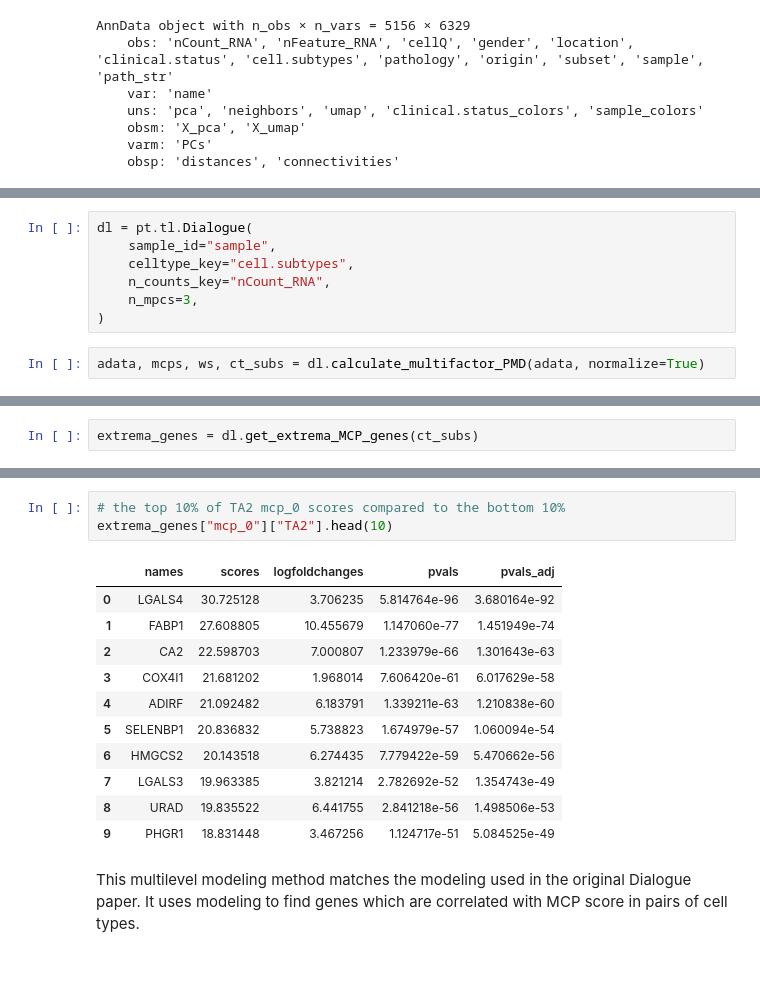
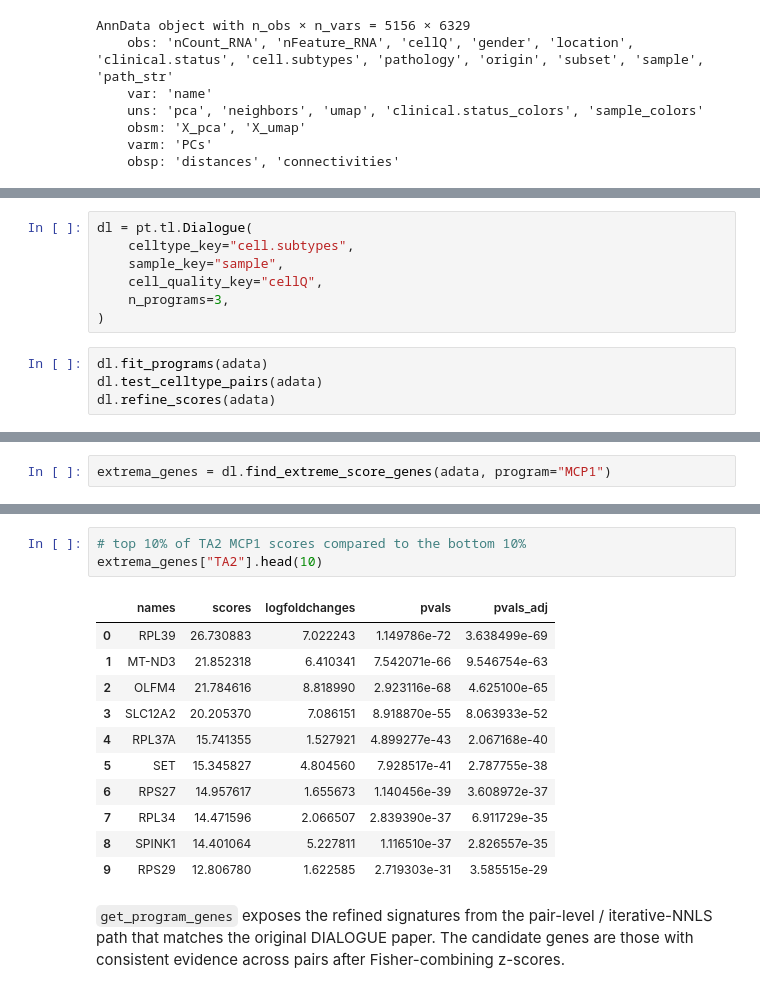
Before and after one commit to scverse/pertpy-tutorials, a Jupyter notebook: dialogue.ipynb, the cells around one changed output, grey strips where cells are left out. Drawn from its saved outputs; the diff is of its cells as text.

```diff
--- a/dialogue.ipynb
+++ b/dialogue.ipynb
@@ -84,9 +96,11 @@ AnnData object with n_obs × n_vars = 5156 × 6329
 # %%
 dl = pt.tl.Dialogue(
-    sample_id="sample",
     celltype_key="cell.subtypes",
-    n_counts_key="nCount_RNA",
-    n_mpcs=3,
+    sample_key="sample",
+    cell_quality_key="cellQ",
+    n_programs=3,
 )
 # %%
-adata, mcps, ws, ct_subs = dl.calculate_multifactor_PMD(adata, normalize=True)
+dl.fit_programs(adata)
+dl.test_celltype_pairs(adata)
+dl.refine_scores(adata)
@@ -148,2 +149,2 @@ This method also doesn't add any additional correlation across cell types, so th
 # %%
-extrema_genes = dl.get_extrema_MCP_genes(ct_subs)
+extrema_genes = dl.find_extreme_score_genes(adata, program="MCP1")
@@ -163,18 +151,18 @@ WARNING: Default of the method has been changed to 't-test' from 't-test_overest
 # %%
-# the top 10% of TA2 mcp_0 scores compared to the bottom 10%
-extrema_genes["mcp_0"]["TA2"].head(10)
+# top 10% of TA2 MCP1 scores compared to the bottom 10%
+extrema_genes["TA2"].head(10)
 # %% [output]
 |  | names | scores | logfoldchanges | pvals | pvals_adj |
-| 0 | LGALS4 | 30.725128 | 3.706235 | 5.814764e-96 | 3.680164e-92 |
-| 1 | FABP1 | 27.608805 | 10.455679 | 1.147060e-77 | 1.451949e-74 |
-| 2 | CA2 | 22.598703 | 7.000807 | 1.233979e-66 | 1.301643e-63 |
-| 3 | COX4I1 | 21.681202 | 1.968014 | 7.606420e-61 | 6.017629e-58 |
-| 4 | ADIRF | 21.092482 | 6.183791 | 1.339211e-63 | 1.210838e-60 |
-| 5 | SELENBP1 | 20.836832 | 5.738823 | 1.674979e-57 | 1.060094e-54 |
-| 6 | HMGCS2 | 20.143518 | 6.274435 | 7.779422e-59 | 5.470662e-56 |
-| 7 | LGALS3 | 19.963385 | 3.821214 | 2.782692e-52 | 1.354743e-49 |
-| 8 | URAD | 19.835522 | 6.441755 | 2.841218e-56 | 1.498506e-53 |
-| 9 | PHGR1 | 18.831448 | 3.467256 | 1.124717e-51 | 5.084525e-49 |
+| 0 | RPL39 | 26.730883 | 7.022243 | 1.149786e-72 | 3.638499e-69 |
+| 1 | MT-ND3 | 21.852318 | 6.410341 | 7.542071e-66 | 9.546754e-63 |
+| 2 | OLFM4 | 21.784616 | 8.818990 | 2.923116e-68 | 4.625100e-65 |
+| 3 | SLC12A2 | 20.205370 | 7.086151 | 8.918870e-55 | 8.063933e-52 |
+| 4 | RPL37A | 15.741355 | 1.527921 | 4.899277e-43 | 2.067168e-40 |
+| 5 | SET | 15.345827 | 4.804560 | 7.928517e-41 | 2.787755e-38 |
+| 6 | RPS27 | 14.957617 | 1.655673 | 1.140456e-39 | 3.608972e-37 |
+| 7 | RPL34 | 14.471596 | 2.066507 | 2.839390e-37 | 6.911729e-35 |
+| 8 | SPINK1 | 14.401064 | 5.227811 | 1.116510e-37 | 2.826557e-35 |
+| 9 | RPS29 | 12.806780 | 1.622585 | 2.719303e-31 | 3.585515e-29 |
 # %% [markdown]
-This multilevel modeling method matches the modeling used in the original Dialogue paper. It uses modeling to find genes which are correlated with MCP score in pairs of cell types.
+`get_program_genes` exposes the refined signatures from the pair-level / iterative-NNLS path that matches the original DIALOGUE paper. The candidate genes are those with consistent evidence across pairs after Fisher-combining z-scores.
 # %%
```
Also changed, not shown: parts of 21 cells of this notebook.
